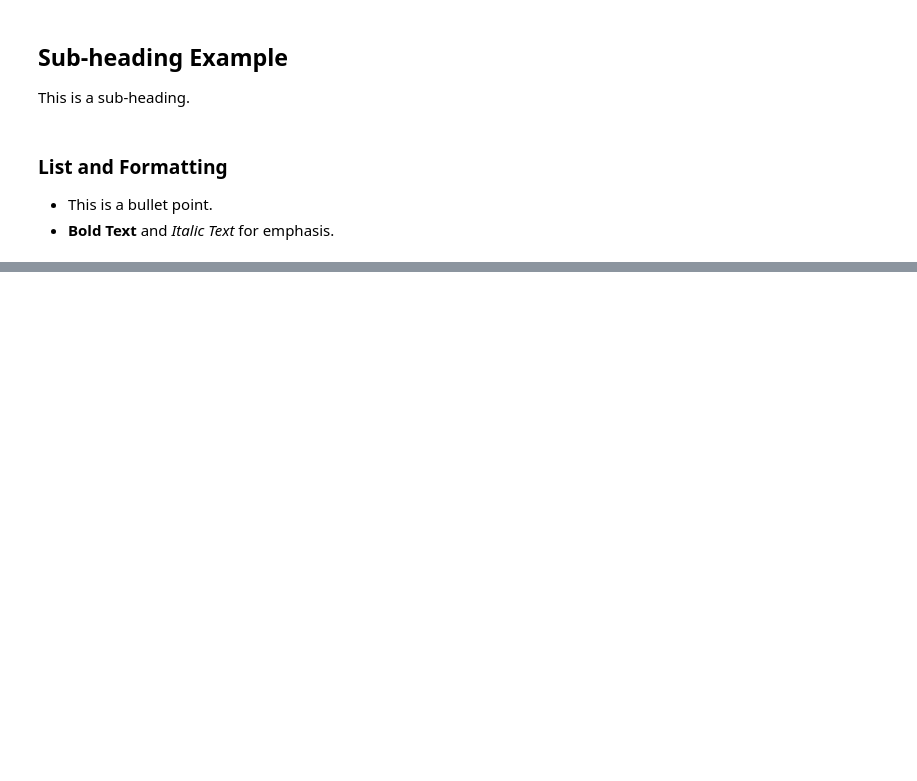
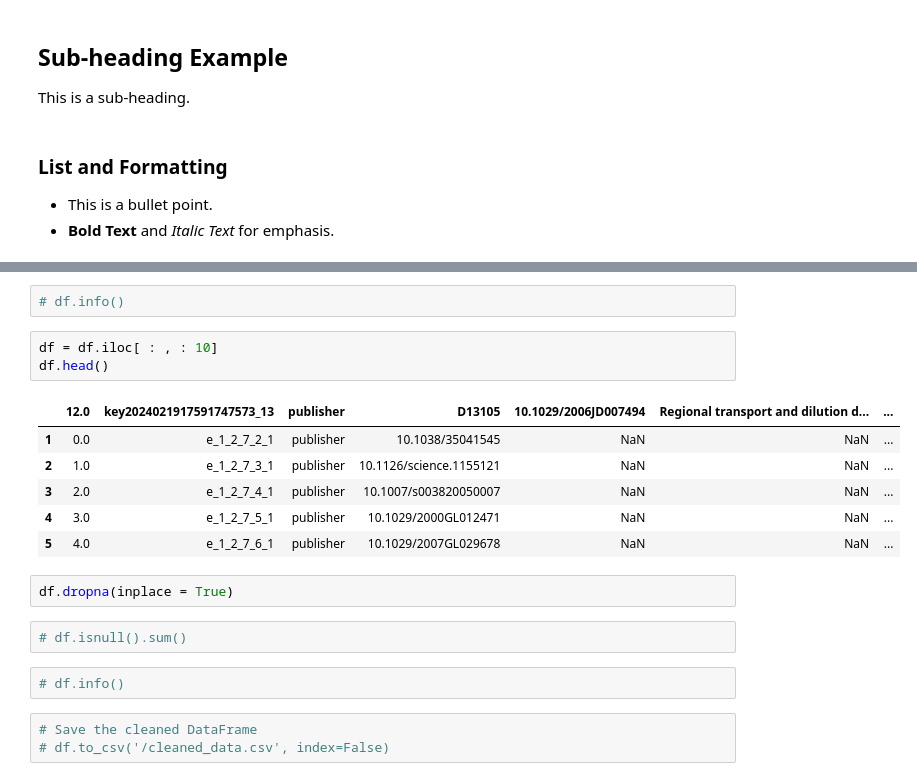
Before and after one commit to kalyan-pologi/mcis6273-f24-datamining, a Jupyter notebook: Datamining_HW0.ipynb, the cells around one changed output, grey strips where cells are left out. Drawn from its saved outputs; the diff is of its cells as text; blank space fills up the shorter version.

```diff
--- a/Datamining_HW0.ipynb
+++ b/Datamining_HW0.ipynb
@@ -10,0 +104,21 @@ This is a sub-heading.
+# %%
+# df.info()
+# %%
+df = df.iloc[ : , : 10]
+df.head()
+# %% [output]
+|  | 12.0 | key2024021917591747573_13 | publisher | D13105 | 10.1029/2006JD007494 | Regional transport and dilution d... | ... |
+| 1 | 0.0 | e_1_2_7_2_1 | publisher | 10.1038/35041545 | NaN | NaN | ... |
+| 2 | 1.0 | e_1_2_7_3_1 | publisher | 10.1126/science.1155121 | NaN | NaN | ... |
+| 3 | 2.0 | e_1_2_7_4_1 | publisher | 10.1007/s003820050007 | NaN | NaN | ... |
+| 4 | 3.0 | e_1_2_7_5_1 | publisher | 10.1029/2000GL012471 | NaN | NaN | ... |
+| 5 | 4.0 | e_1_2_7_6_1 | publisher | 10.1029/2007GL029678 | NaN | NaN | ... |
+# %%
+df.dropna(inplace = True)
+# %%
+# df.isnull().sum()
+# %%
+# df.info()
+# %%
+# Save the cleaned DataFrame
+# df.to_csv('/cleaned_data.csv', index=False)
```
Also changed, not shown: parts of 29 cells of this notebook.
